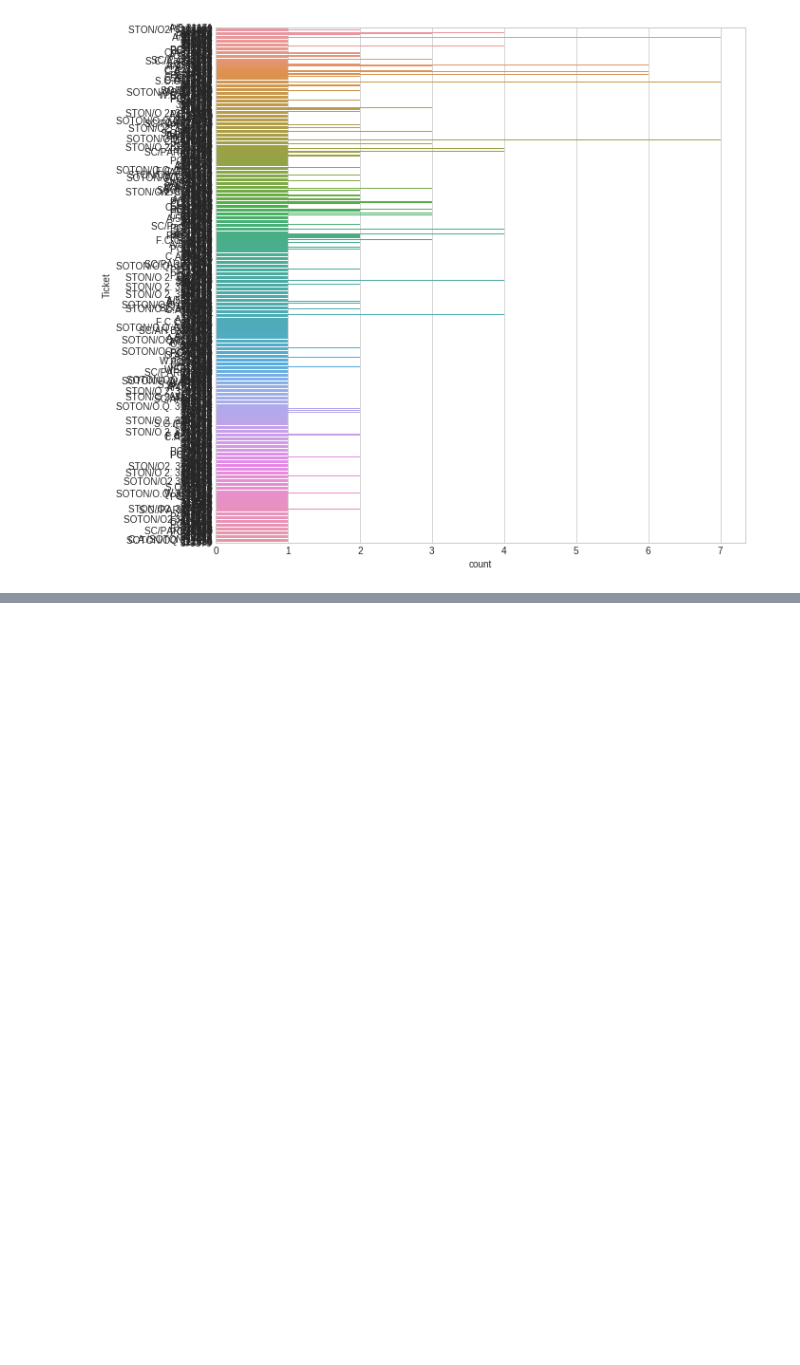
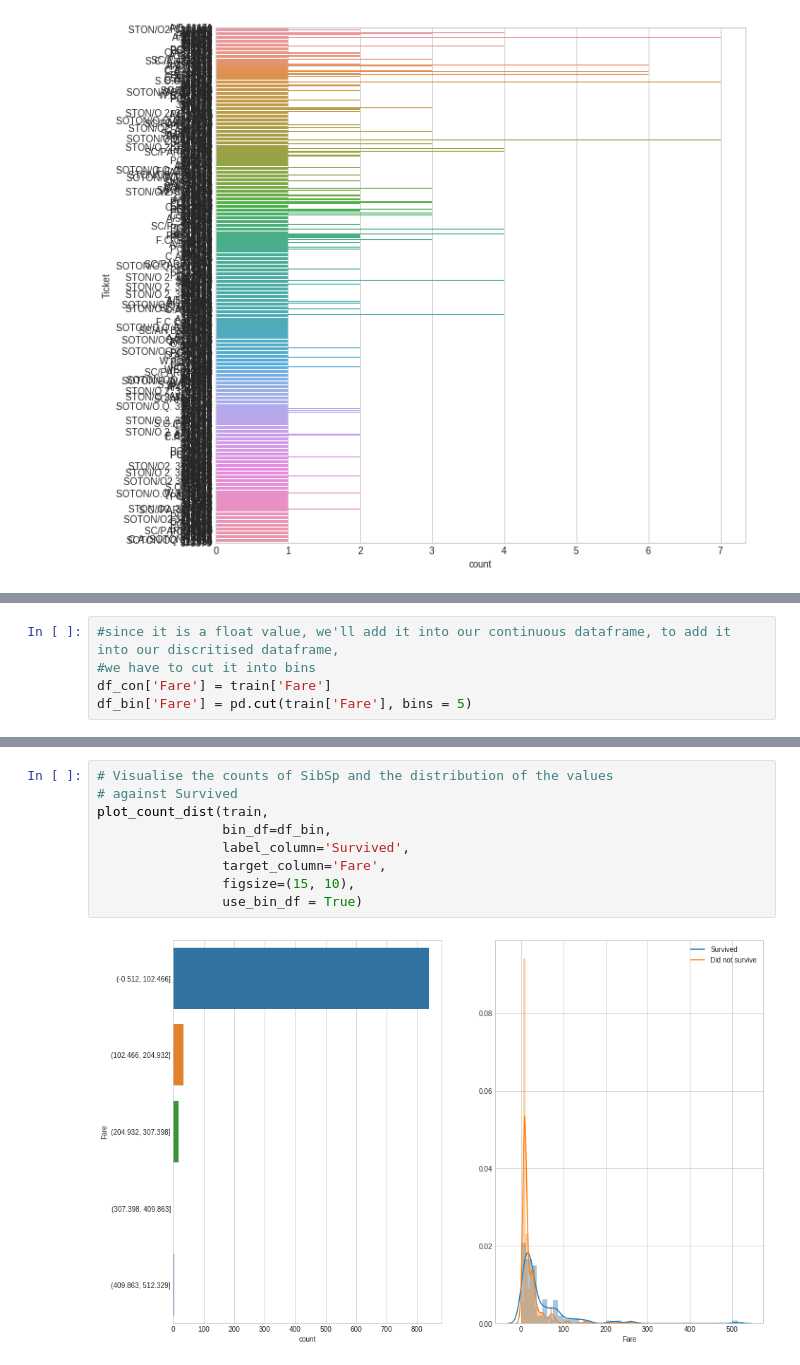
Before and after one commit to shubham-singh-ss/Titanic-ML, a Jupyter notebook: Titanic survivers.ipynb, the cells around one changed output, grey strips where cells are left out. Saved outputs shown, nothing was run; the diff lists cells and outputs as text; blank space fills up the shorter version.

```diff
--- a/Titanic survivers.ipynb
+++ b/Titanic survivers.ipynb
@@ -413,0 +480,5 @@ sns.countplot(y = 'Ticket', data = train)
+# %%
+#since it is a float value, we'll add it into our continuous dataframe, to add it into our discritised dataframe,
+#we have to cut it into bins
+df_con['Fare'] = train['Fare']
+df_bin['Fare'] = pd.cut(train['Fare'], bins = 5)
@@ -413,0 +494,11 @@ sns.countplot(y = 'Ticket', data = train)
+# %%
+# Visualise the counts of SibSp and the distribution of the values
+# against Survived
+plot_count_dist(train,
+                bin_df=df_bin,
+                label_column='Survived',
+                target_column='Fare',
+                figsize=(15, 10),
+                use_bin_df = True)
+# %% [output]
+[figure, added]
```
Also changed, not shown: parts of 20 cells of this notebook.
